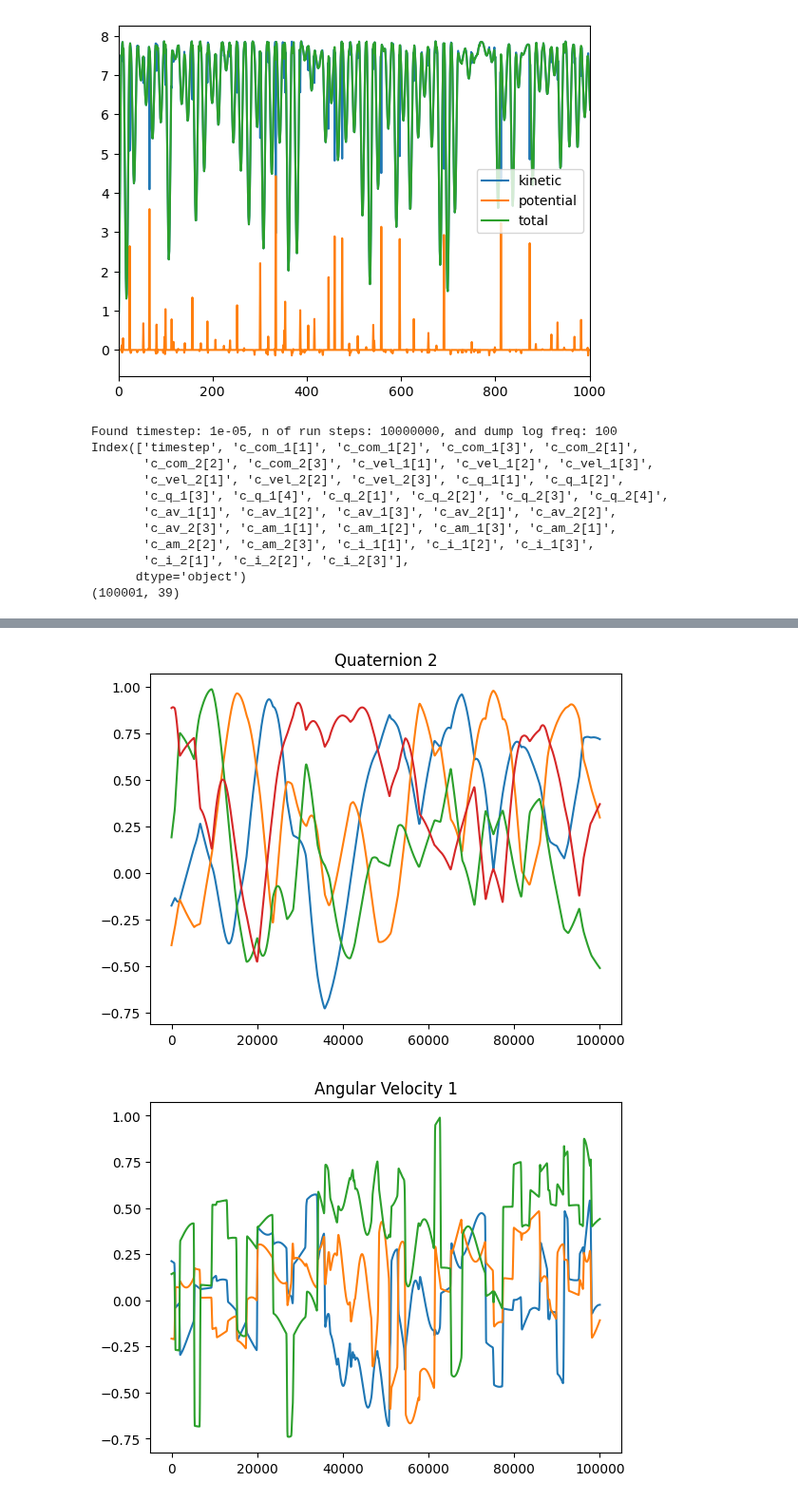
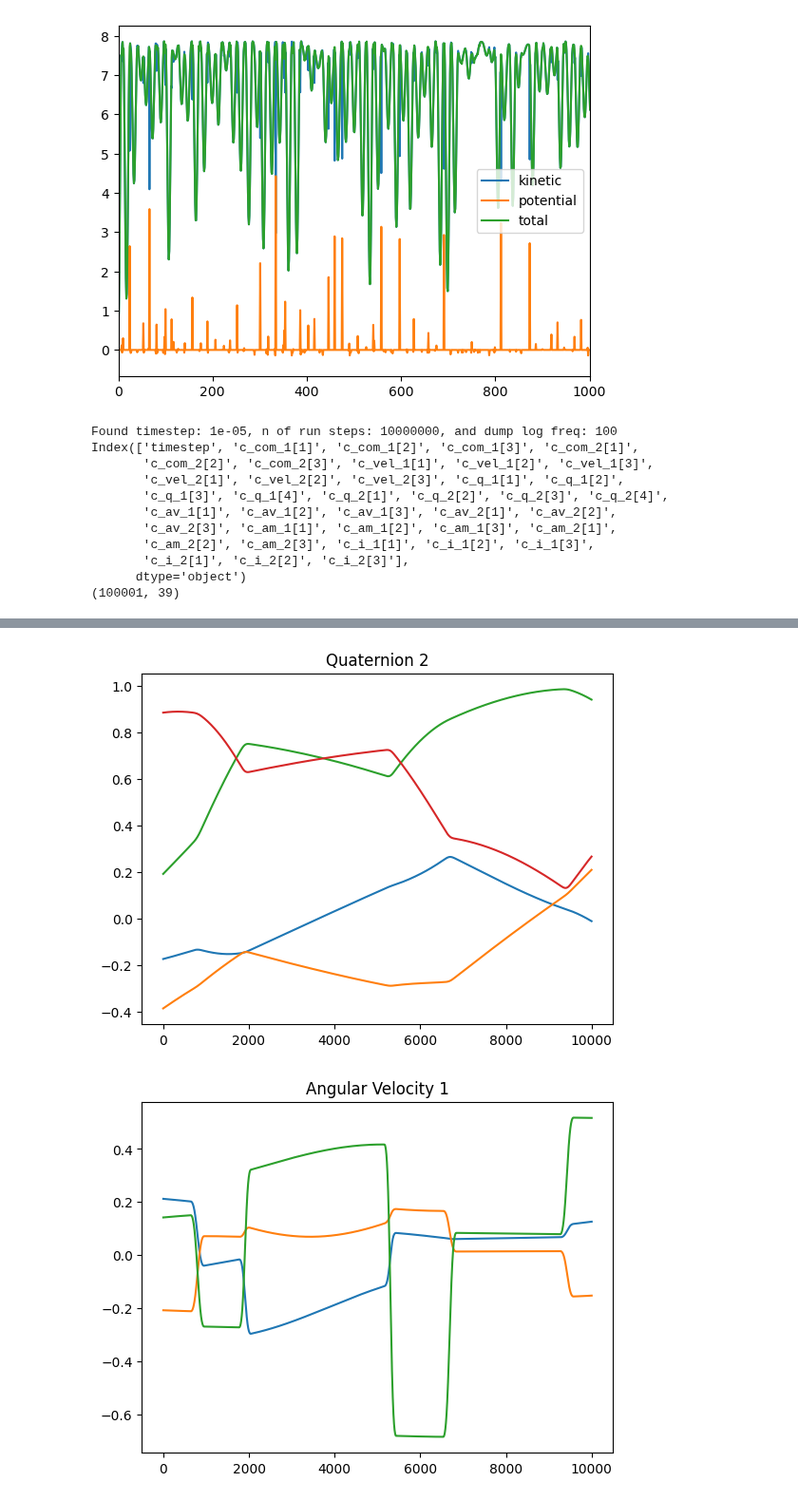
Before and after one commit to jakublala/coarsegrained-md-neural-ode, a Jupyter notebook: utils.ipynb, the cells around one changed output, grey strips where cells are left out. Shown at 95% size. Cells and saved outputs as stored; diff of their text form; code cells hidden in the pictures.

Commit message:
added plotting notebook

```diff
--- a/utils.ipynb
+++ b/utils.ipynb
@@ -325,7 +325,7 @@ angvels = df.loc[:, ['c_av_1[1]', 'c_av_1[2]', 'c_av_1[3]', 'c_av_2[1]', 'c_av_2
 # plt.plot(com_pos[:, 0])
 # plt.plot(com_pos[:, 1])
 # plt.plot(com_pos[:, 2])
-end_index = quats.shape[0]
+end_index = quats.shape[0] // 10
 plt.title('Quaternion 1')
 plt.plot(quats[:end_index, 0])
 plt.plot(quats[:end_index, 1])
@@ -368,2 +368,2 @@ Index(['timestep', 'c_com_1[1]', 'c_com_1[2]', 'c_com_1[3]', 'c_com_2[1]',
-[figure, old version]
+[figure, new version]
-[figure, old version]
+[figure, new version]
```
Also changed, not shown: parts of 9 cells of this notebook, 2 other files.
